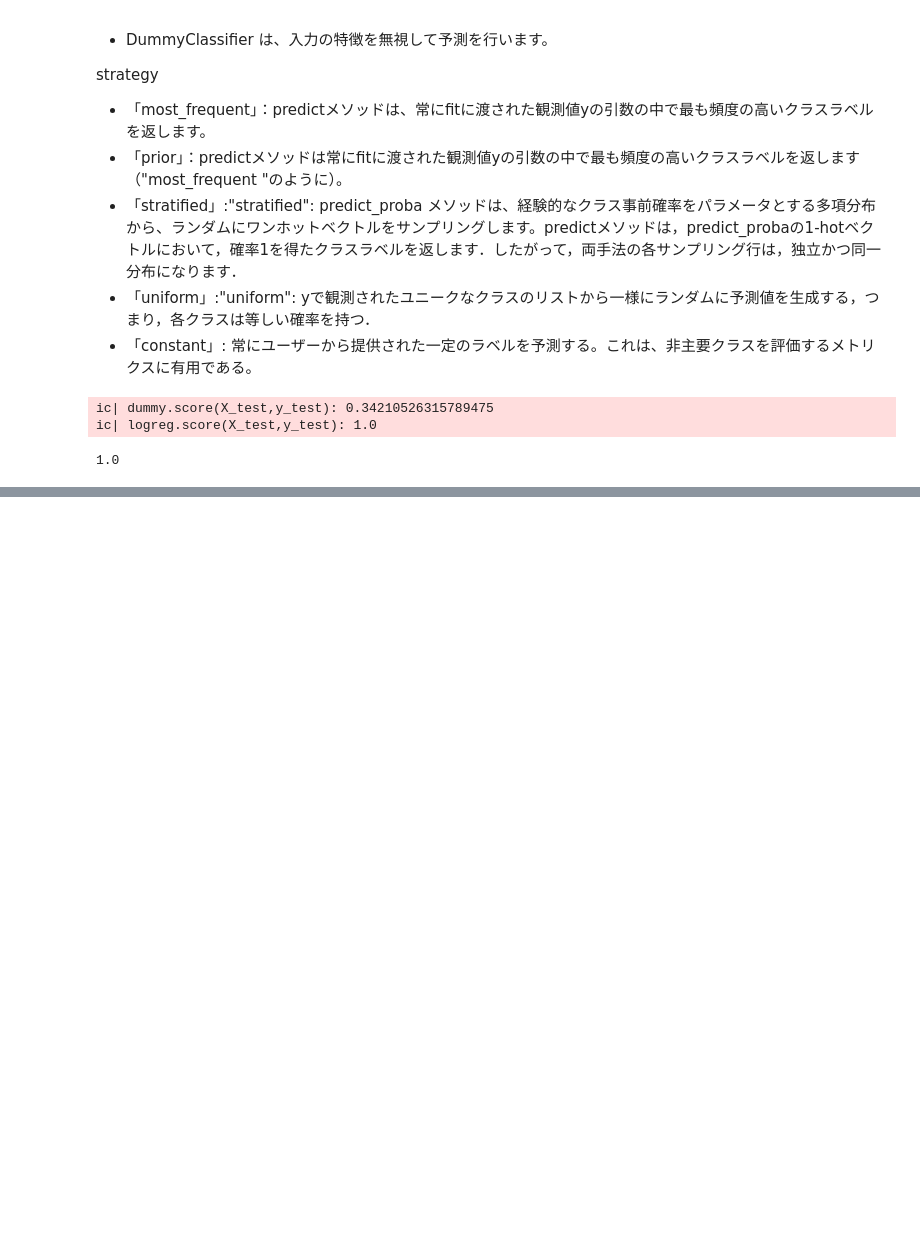
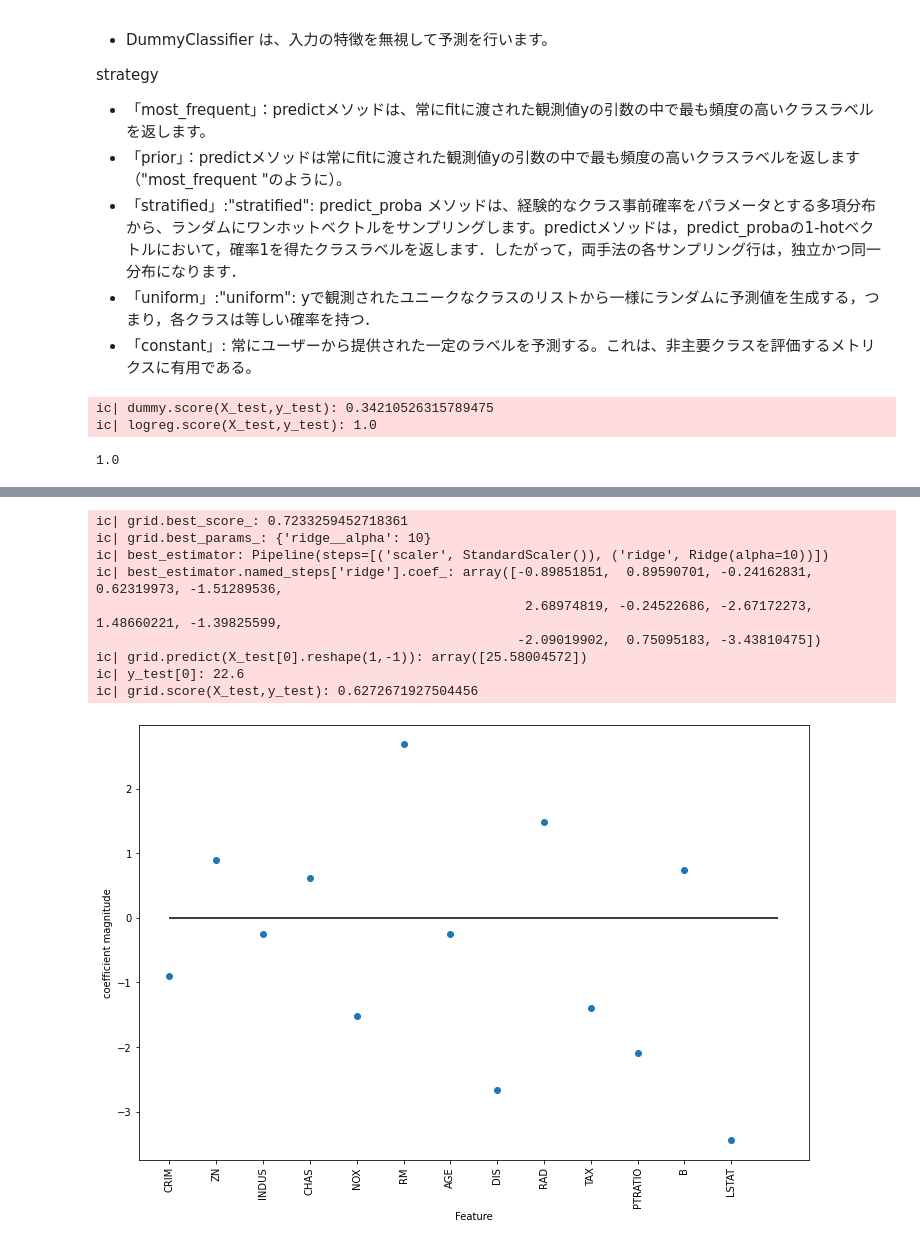
Before and after one commit to ponzu3847/cheat_sheets, a Jupyter notebook: sklearn.ipynb, the cells around one changed output, grey strips where cells are left out. Saved outputs shown, nothing was run; the diff lists cells and outputs as text; code cells hidden in the pictures; blank space fills up the shorter version.

```diff
--- a/sklearn.ipynb
+++ b/sklearn.ipynb
@@ -2783,0 +2833,44 @@ ic| logreg.score(X_test,y_test): 1.0
+# %%
+from sklearn.pipeline import Pipeline
+from sklearn.datasets import load_boston
+from sklearn.model_selection import train_test_split,GridSearchCV
+from sklearn.preprocessing import StandardScaler
+from sklearn.linear_model import Ridge
+from icecream import ic
+import matplotlib.pyplot as plt
+
+boston=load_boston()
+X_train,X_test,y_train,y_test=train_test_split(boston.data,boston.target,random_state=0)
+
+pipe=Pipeline([('scaler',StandardScaler()),('ridge',Ridge())])
+param_grid={'ridge__alpha':[0.001,0.01,0.1,1,10,100]}
+grid=GridSearchCV(pipe,param_grid=param_grid,cv=5)
+grid.fit(X_train,y_train)
+
+ic(grid.best_score_)
+ic(grid.best_params_)
+best_estimator=grid.best_estimator_
+ic(best_estimator)
+ic(best_estimator.named_steps['ridge'].coef_)
+ic(grid.predict(X_test[0].reshape(1,-1)))
+ic(y_test[0])
+ic(grid.score(X_test,y_test))
+
+plt.figure(figsize=(12,8))
+plt.plot(best_estimator.named_steps['ridge'].coef_.T,'o')
+plt.xlabel('Feature')
+plt.ylabel('coefficient magnitude')
+plt.xticks(range(boston.data.shape[1]),boston.feature_names,rotation=90)
+plt.hlines(0,0,boston.data.shape[1],color='k')
+plt.show()
+# %% [output]
+ic| grid.best_score_: 0.7233259452718361
+ic| grid.best_params_: {'ridge__alpha': 10}
+ic| best_estimator: Pipeline(steps=[('scaler', StandardScaler()), ('ridge', Ridge(alpha=10))])
+ic| best_estimator.named_steps['ridge'].coef_: array([-0.89851851,  0.89590701, -0.24162831,  0.62319973, -1.51289536,
+                                                       2.68974819, -0.24522686, -2.67172273,  1.48660221, -1.39825599,
+                                                      -2.09019902,  0.75095183, -3.43810475])
+ic| grid.predict(X_test[0].reshape(1,-1)): array([25.58004572])
+ic| y_test[0]: 22.6
+ic| grid.score(X_test,y_test): 0.6272671927504456
+[figure, added]
```
Also changed, not shown: parts of 10 cells of this notebook, 1 other file.
